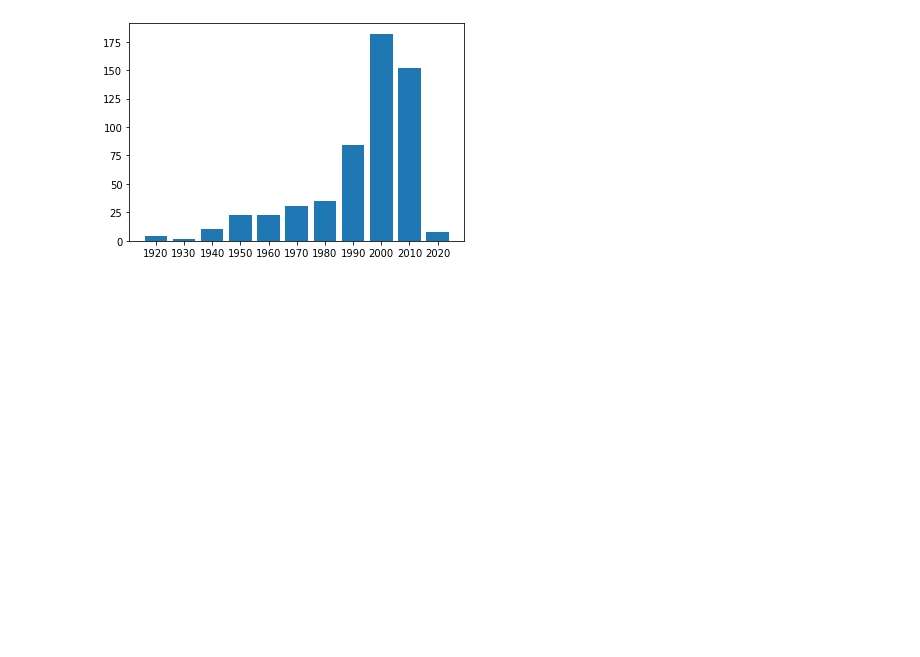
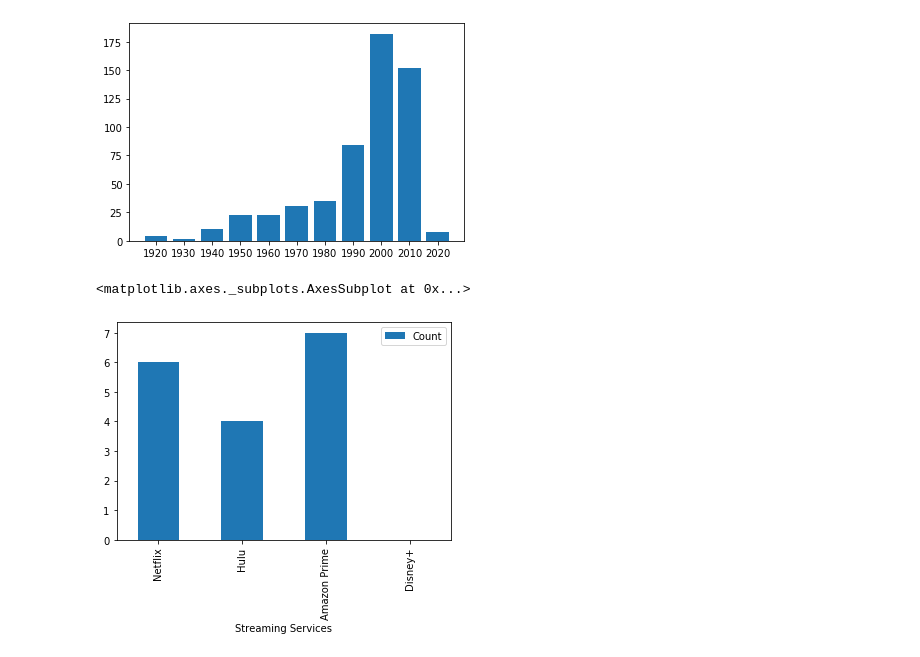
Before and after one commit to trevorguleserian/Project1, a Jupyter notebook: movies_data.ipynb, the cells around one changed output. Drawn from its saved outputs; the diff is of its cells as text; code cells hidden in the pictures; blank space fills up the shorter version.

Commit message:
pushing data

```diff
--- a/dylan_movies.ipynb
+++ b/movies_data.ipynb
@@ -112,3 +112,35 @@ plt.bar(disney_year_df['Decade'],disney_year_df['Year'])
 # %% [output]
 <BarContainer object of 11 artists>
 [figure]
+# %%
+high_ratings = movies_df.loc[movies_df['IMDb']>8]
+director_df = high_ratings['Directors'].value_counts().head(30).reset_index()
+# print(director_df)
+# for director in director_df[]:
+#     top_directors = top_directors.append(high_ratings.loc[(high_ratings['Directors'] == director)])
+#     print(director)
+top_directors = high_ratings.loc[(high_ratings['Directors'] == 'Steven J. Santos') |
+                                (high_ratings['Directors'] == 'Christopher Nolan') |
+                                 (high_ratings['Directors'] == 'Hrishikesh Mukherjee') |
+                                 (high_ratings['Directors'] == 'Quentin Tarantino') |
+                               (high_ratings['Directors'] == 'Martin Scorsese')]
+# %%
+dnetflix_df = top_directors.loc[top_directors['Netflix'] == 1]
+dnetflix = (len(dnetflix_df))
+
+dhulu_df = top_directors.loc[top_directors['Hulu'] == 1]
+dhulu = (len(dhulu_df))
+
+dprime_df = top_directors.loc[top_directors['Prime Video'] == 1]
+dprime = (len(dprime_df))
+
+ddisney_df = top_directors.loc[top_directors['Disney+'] == 1]
+ddisney = (len(ddisney_df))
+
+dcount_df = pd.DataFrame({'Streaming Services': ['Netflix', 'Hulu', 'Amazon Prime', 'Disney+'],
+                         'Count': [dnetflix, dhulu, dprime, ddisney]}
+                       ).set_index('Streaming Services')
+dcount_df.plot(kind='bar')
+# %% [output]
+<matplotlib.axes._subplots.AxesSubplot at 0x...>
+[figure, added]
```
Also changed, not shown: parts of 2 cells of this notebook, 2 other files.
